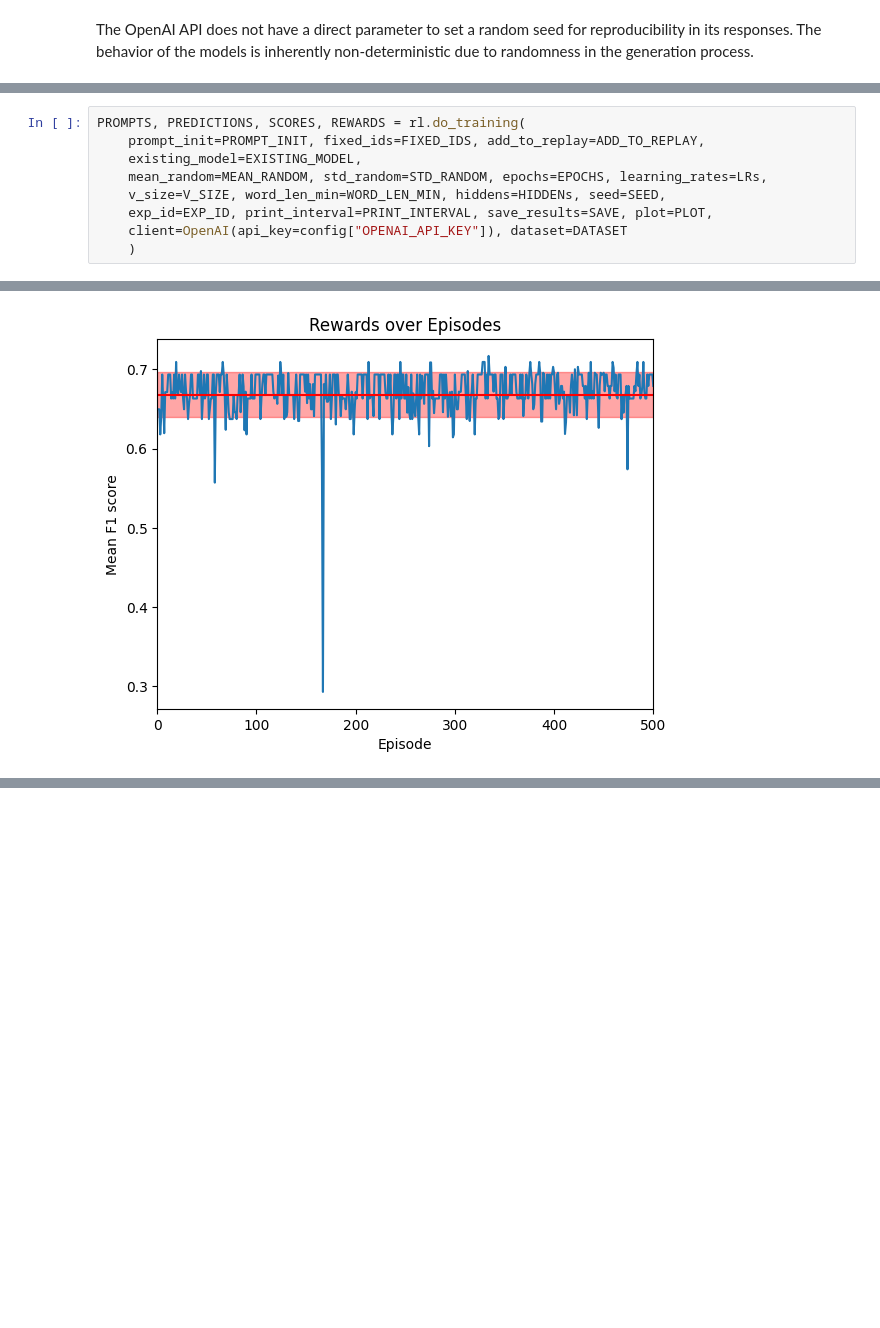
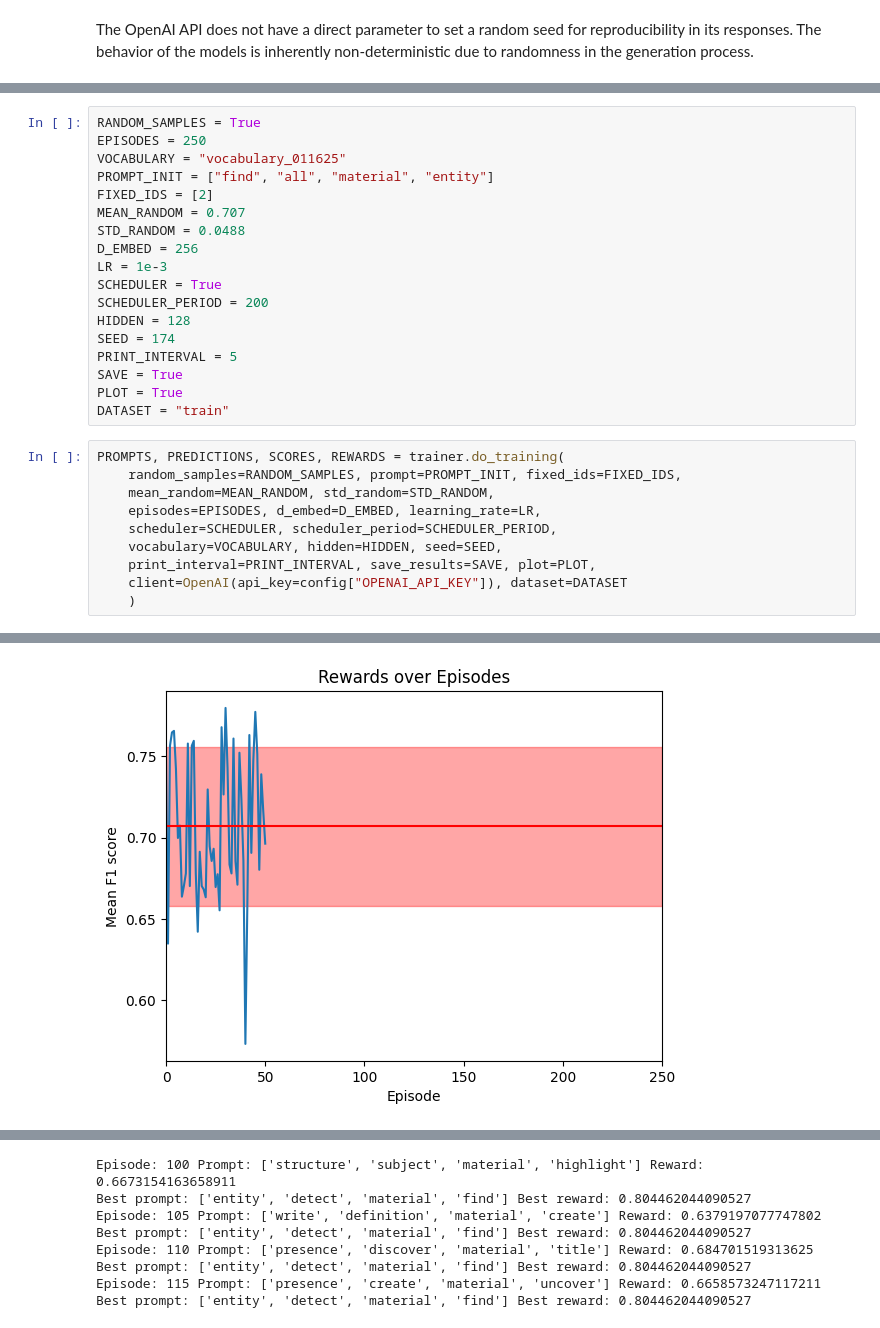
Before and after one commit to BOWENmeZHENG/RL, a Jupyter notebook: train.ipynb, the cells around one changed output, grey strips where cells are left out. Cells and saved outputs as stored; diff of their text form; blank space fills up the shorter version.

```diff
--- a/train.ipynb
+++ b/train.ipynb
@@ -85,10 +41,29 @@ Reward std:  0.028242027244261295
+# %%
+RANDOM_SAMPLES = True
+EPISODES = 250
+VOCABULARY = "vocabulary_011625"
+PROMPT_INIT = ["find", "all", "material", "entity"]
+FIXED_IDS = [2]
+MEAN_RANDOM = 0.707
+STD_RANDOM = 0.0488
+D_EMBED = 256
+LR = 1e-3
+SCHEDULER = True
+SCHEDULER_PERIOD = 200
+HIDDEN = 128
+SEED = 174
+PRINT_INTERVAL = 5
+SAVE = True
+PLOT = True
+DATASET = "train"
 # %%
-PROMPTS, PREDICTIONS, SCORES, REWARDS = rl.do_training(
-    prompt_init=PROMPT_INIT, fixed_ids=FIXED_IDS, add_to_replay=ADD_TO_REPLAY,
-    existing_model=EXISTING_MODEL,
-    mean_random=MEAN_RANDOM, std_random=STD_RANDOM, epochs=EPOCHS, learning_rates=LRs,
-    v_size=V_SIZE, word_len_min=WORD_LEN_MIN, hiddens=HIDDENs, seed=SEED,
-    exp_id=EXP_ID, print_interval=PRINT_INTERVAL, save_results=SAVE, plot=PLOT,
+PROMPTS, PREDICTIONS, SCORES, REWARDS = trainer.do_training(
+    random_samples=RANDOM_SAMPLES, prompt=PROMPT_INIT, fixed_ids=FIXED_IDS,
+    mean_random=MEAN_RANDOM, std_random=STD_RANDOM,
+    episodes=EPISODES, d_embed=D_EMBED, learning_rate=LR,
+    scheduler=SCHEDULER, scheduler_period=SCHEDULER_PERIOD,
+    vocabulary=VOCABULARY, hidden=HIDDEN, seed=SEED,
+    print_interval=PRINT_INTERVAL, save_results=SAVE, plot=PLOT,
     client=OpenAI(api_key=config["OPENAI_API_KEY"]), dataset=DATASET
     )
 # %% [output]
@@ -97,0 +87 @@ Create new buffer d_biomaterials_p_['find', 'materials', 'entities', ' ', ' ', '
+[figure, new version]
@@ -115 +107,0 @@ Reward: 0.6791726791726792
-[figure, old version]
@@ -115,0 +109,8 @@ Reward: 0.6791726791726792
+Episode: 100 Prompt: ['structure', 'subject', 'material', 'highlight'] Reward: 0.6673154163658911
+Best prompt: ['entity', 'detect', 'material', 'find'] Best reward: 0.804462044090527
+Episode: 105 Prompt: ['write', 'definition', 'material', 'create'] Reward: 0.6379197077747802
+Best prompt: ['entity', 'detect', 'material', 'find'] Best reward: 0.804462044090527
+Episode: 110 Prompt: ['presence', 'discover', 'material', 'title'] Reward: 0.684701519313625
+Best prompt: ['entity', 'detect', 'material', 'find'] Best reward: 0.804462044090527
+Episode: 115 Prompt: ['presence', 'create', 'material', 'uncover'] Reward: 0.6658573247117211
+Best prompt: ['entity', 'detect', 'material', 'find'] Best reward: 0.804462044090527
```
Also changed, not shown: parts of 7 cells of this notebook, 3 other files.
